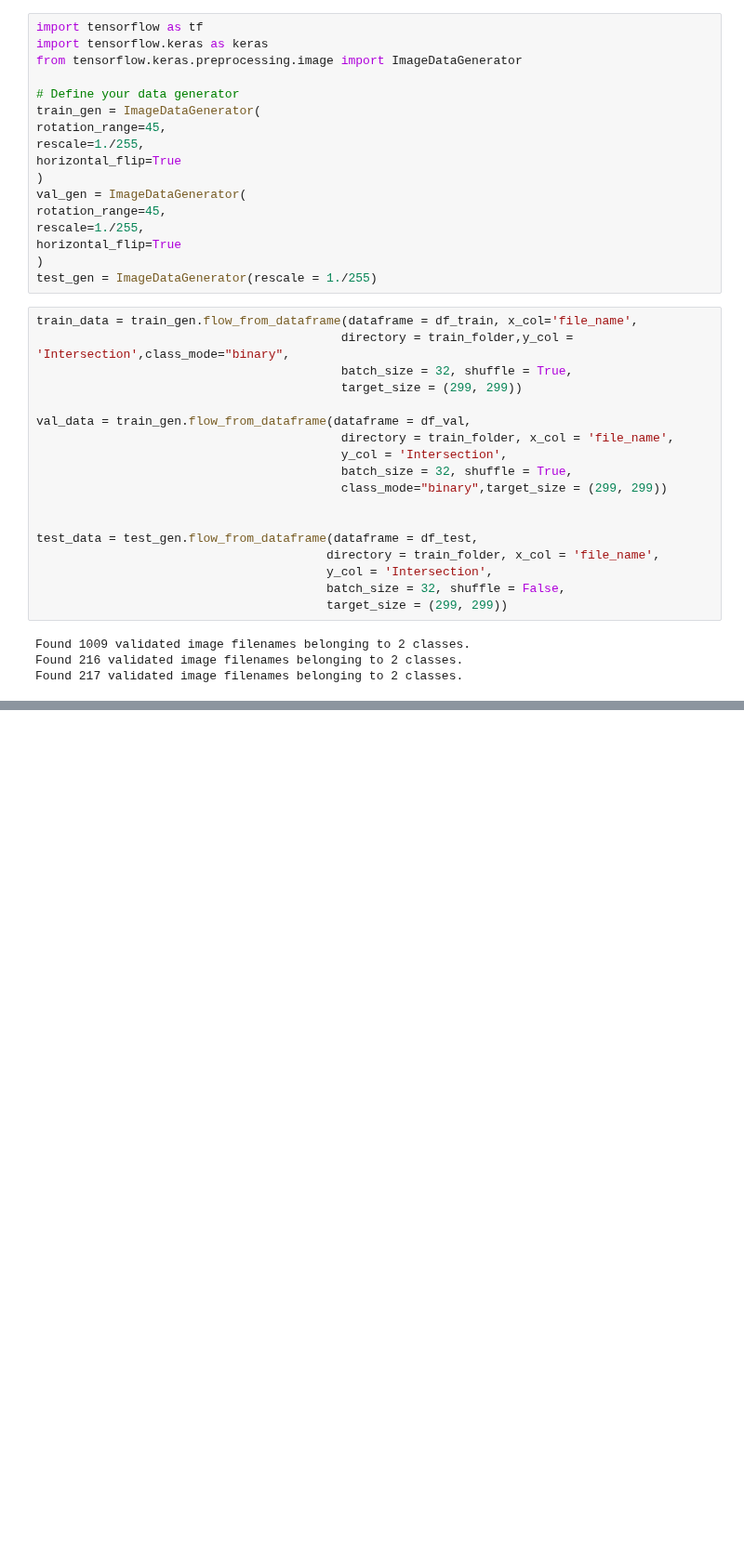
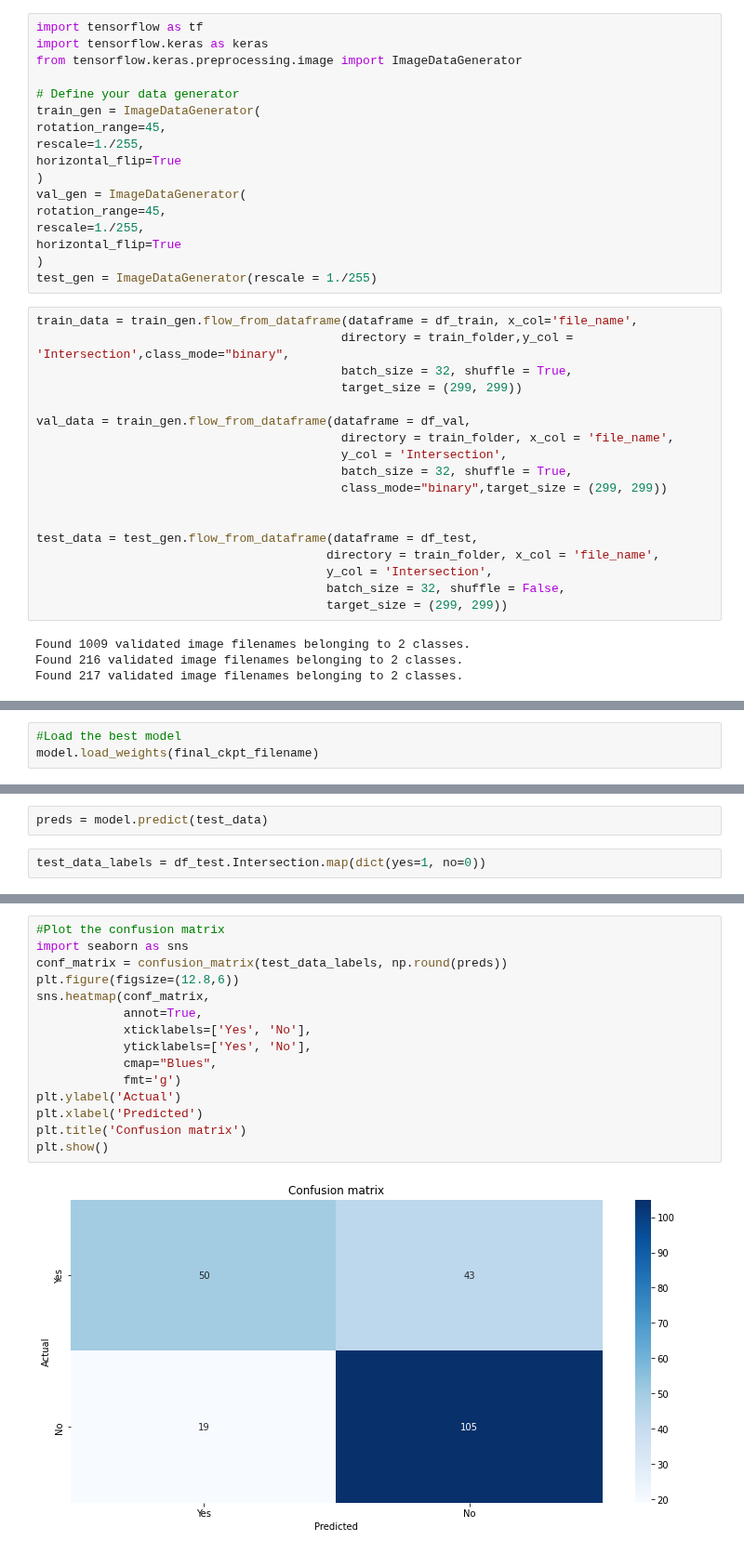
Before and after one commit to SaiArja/Trees_Near_Electric_wires, a Jupyter notebook: Electrical_lines.ipynb, the cells around one changed output, grey strips where cells are left out. Shown at 93% size. Cells and saved outputs as stored; diff of their text form; blank space fills up the shorter version.

```diff
--- a/Electrical_lines.ipynb
+++ b/Electrical_lines.ipynb
@@ -183,0 +403,3 @@ Found 217 validated image filenames belonging to 2 classes.
+# %%
+#Load the best model
+model.load_weights(final_ckpt_filename)
@@ -183,0 +435,4 @@ Found 217 validated image filenames belonging to 2 classes.
+# %%
+preds = model.predict(test_data)
+# %%
+test_data_labels = df_test.Intersection.map(dict(yes=1, no=0))
@@ -183,0 +473,17 @@ Found 217 validated image filenames belonging to 2 classes.
+# %%
+#Plot the confusion matrix
+import seaborn as sns
+conf_matrix = confusion_matrix(test_data_labels, np.round(preds))
+plt.figure(figsize=(12.8,6))
+sns.heatmap(conf_matrix,
+            annot=True,
+            xticklabels=['Yes', 'No'],
+            yticklabels=['Yes', 'No'],
+            cmap="Blues",
+            fmt='g')
+plt.ylabel('Actual')
+plt.xlabel('Predicted')
+plt.title('Confusion matrix')
+plt.show()
+# %% [output]
+[figure, added]
```
Also changed, not shown: parts of 20 cells of this notebook.
